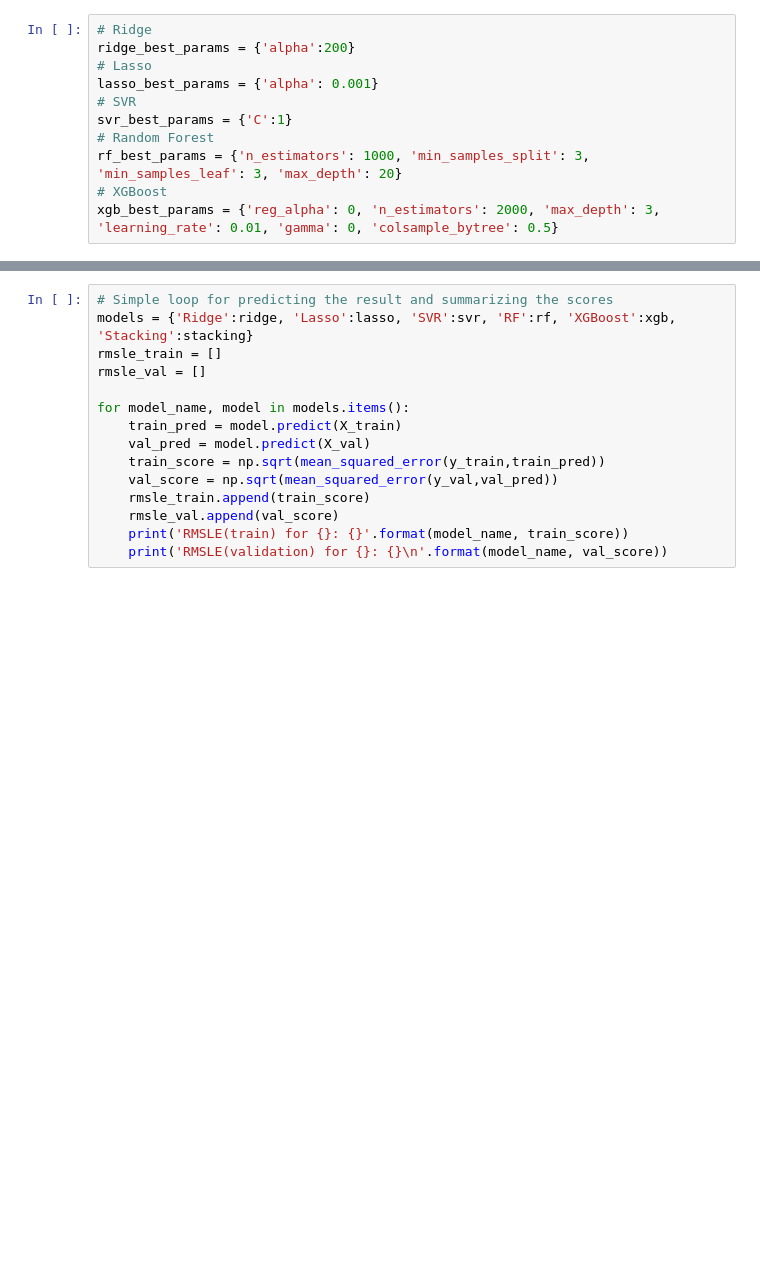
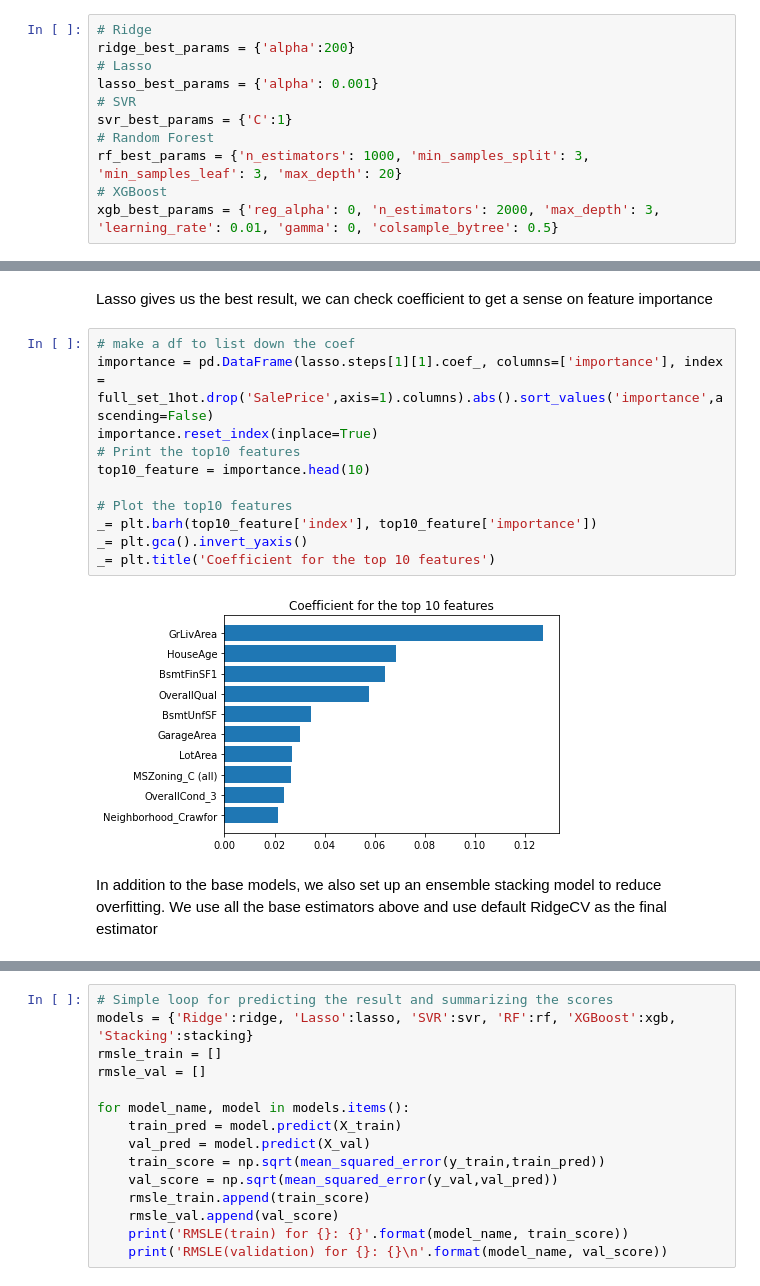
Before and after one commit to lmign1217/Springboard, a Jupyter notebook: Capstone2-house pricing/Capstone2 _house_price.ipynb, the cells around one changed output, grey strips where cells are left out. Saved outputs shown, nothing was run; the diff lists cells and outputs as text; blank space fills up the shorter version.

```diff
--- a/Capstone2-house pricing/Capstone2 _house_price.ipynb
+++ b/Capstone2-house pricing/Capstone2 _house_price.ipynb
@@ -433,0 +432,17 @@ StackingRegressor(cv=KFold(n_splits=10, random_state=42, shuffle=True),
+# %% [markdown]
+Lasso gives us the best result, we can check coefficient to get a sense on feature importance
+# %%
+# make a df to list down the coef
+importance = pd.DataFrame(lasso.steps[1][1].coef_, columns=['importance'], index = full_set_1hot.drop('SalePrice',axis=1).columns).abs().sort_values('importance',ascending=False)
+importance.reset_index(inplace=True)
+# Print the top10 features
+top10_feature = importance.head(10)
+
+# Plot the top10 features
+_= plt.barh(top10_feature['index'], top10_feature['importance'])
+_= plt.gca().invert_yaxis()
+_= plt.title('Coefficient for the top 10 features')
+# %% [output]
+[figure, added]
+# %% [markdown]
+In addition to the base models, we also set up an ensemble stacking model to reduce overfitting. We use all the base estimators above and use default RidgeCV as the final estimator
```
Also changed, not shown: parts of 6 cells of this notebook.
